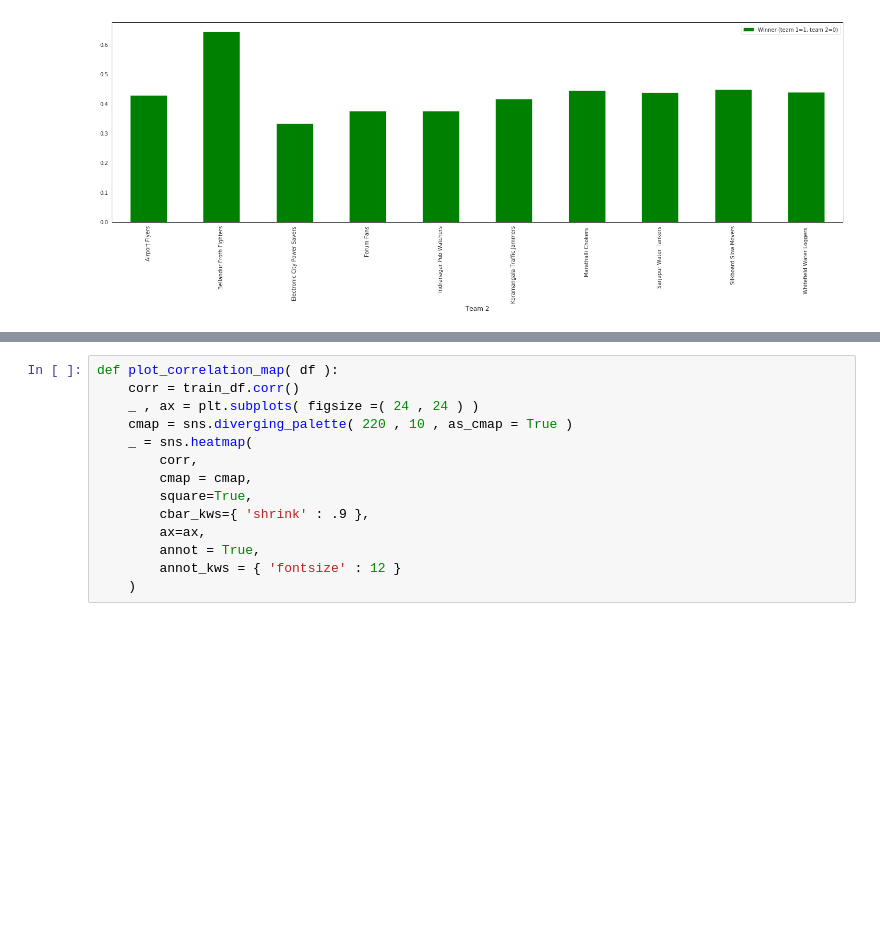
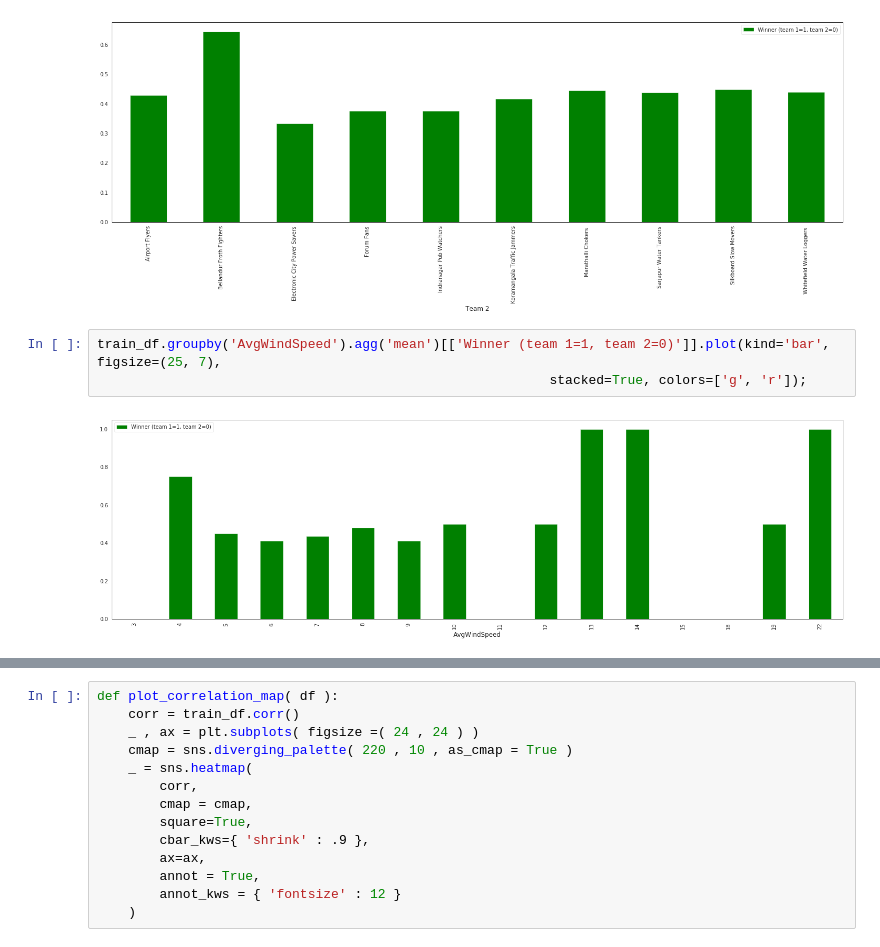
Before and after one commit to sirius0503/ipl_match_predictions, a Jupyter notebook: ipl_match_prediction.ipynb, the cells around one changed output, grey strips where cells are left out. Drawn from its saved outputs; the diff is of its cells as text; blank space fills up the shorter version.

```diff
--- a/ipl_match_prediction.ipynb
+++ b/ipl_match_prediction.ipynb
@@ -185,3 +185,8 @@ train_df.groupby('Team 2').agg('mean')[['Winner (team 1=1, team 2=0)']].plot(kin
                                                           stacked=True, colors=['g', 'r']);
 # %% [output]
 [figure]
+# %%
+train_df.groupby('AvgWindSpeed').agg('mean')[['Winner (team 1=1, team 2=0)']].plot(kind='bar', figsize=(25, 7),
+                                                          stacked=True, colors=['g', 'r']);
+# %% [output]
+[figure, added]
```
Also changed, not shown: parts of 53 cells of this notebook.
